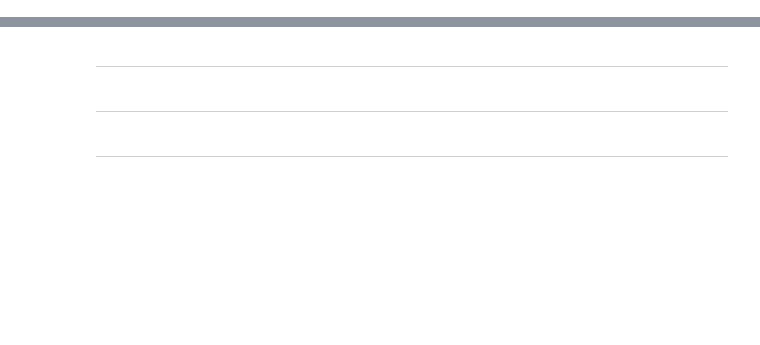
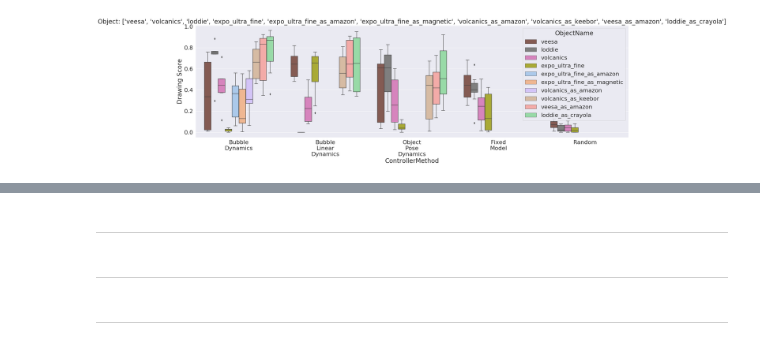
Before and after one commit to MMintLab/BubbleControl, a Jupyter notebook: notebooks/drawing_evaluation.ipynb, the cells around one changed output, grey strips where cells are left out. Cells and saved outputs as stored; diff of their text form; code cells hidden in the pictures; blank space fills up the shorter version.

```diff
--- a/notebooks/drawing_evaluation.ipynb
+++ b/notebooks/drawing_evaluation.ipynb
@@ -182,0 +420,4 @@ ax = score_strip_plot('line_masked_scores', object_name='veesa') # ALL
+# %%
+ax = score_box_plot(df_updated_icp, 'line_masked_scores', object_name=test_objects_extended, hue='ObjectName') # ALL
+# %% [output]
+[figure, added]
```
Also changed, not shown: parts of 67 cells of this notebook, 3 other files.
